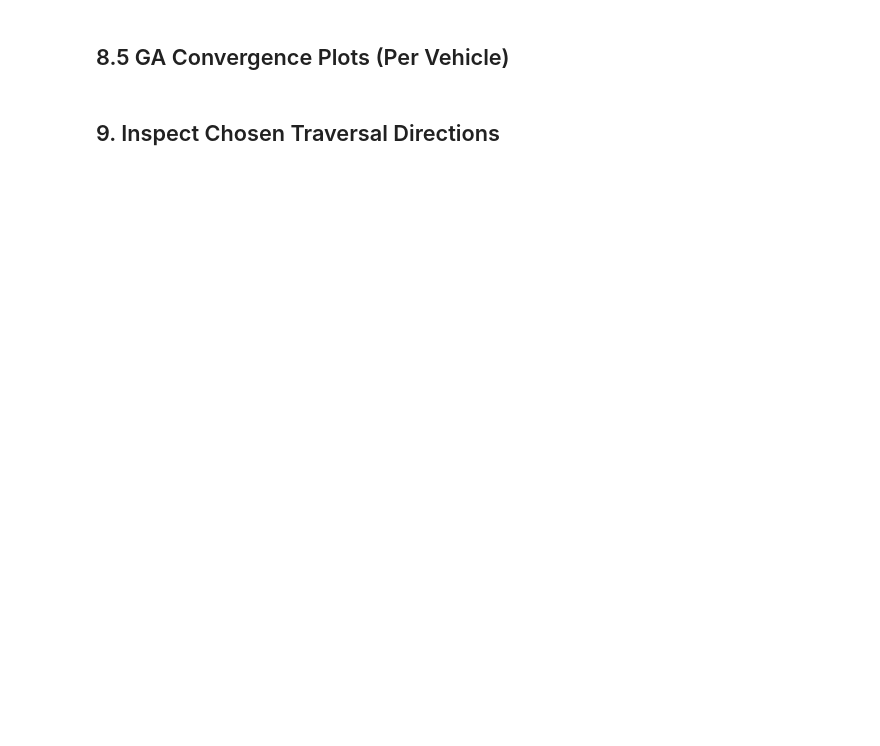
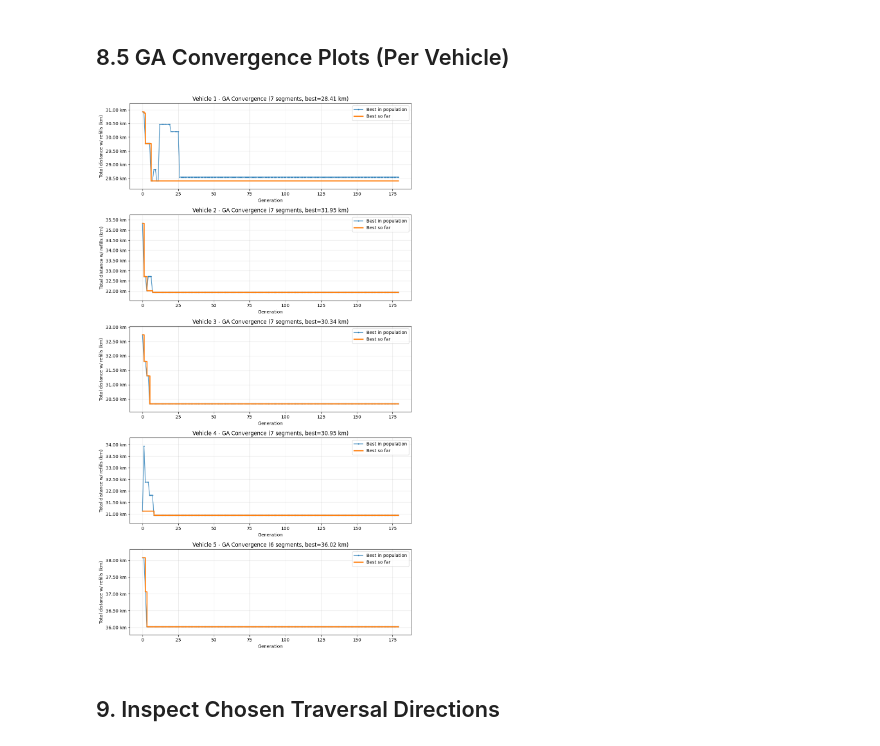
Before and after one commit to gustigratia/East-Surabaya-Plant-Watering-Route-Optimization, a Jupyter notebook: TSP_Genetic-Algorithm.ipynb, the cells around one changed output. Drawn from its saved outputs; the diff is of its cells as text; code cells hidden in the pictures; blank space fills up the shorter version.

Commit message:
fix: GA Convergence Graph

```diff
--- a/TSP_Genetic-Algorithm.ipynb
+++ b/TSP_Genetic-Algorithm.ipynb
@@ -51,7 +51,7 @@ OSRM_BASE = "https://router.project-osrm.org"
 PROFILE = "driving"
 RETURN_TO_DEPOT = True
 # %%
-NUM_VEHICLES = 12
+NUM_VEHICLES = 5
 RETURN_TO_DEPOT = True
 ASSIGNMENT_STRATEGY = 'round_robin'
 WATER_CSV_PATH = "water.csv"
@@ -426,9 +491,6 @@ Dynamic programming selects the best orientation sequence for a given visit orde
 DEPOT_IDX = 0
 
 def evaluate_order(order, D, segments, return_to_depot=True, water_source_idx=None):
-    '''Evaluate total distance for a segment visit order with DP for orientations.
-    water_source_idx: if provided, depot -> water source -> first segment entry.
-    '''
     if len(order) == 0: return 0.0, [], []
     first = segments[order[0]]
     a0, b0 = first["a_idx"], first["b_idx"]
@@ -469,7 +531,6 @@ def evaluate_order(order, D, segments, return_to_depot=True, water_source_idx=No
         oris[pos-1] = parent[pos][oris[pos]]
     return bc, oris, dp
 
-# Sanity check
 so = list(range(len(SEGMENTS)))
 sc, _, _ = evaluate_order(so, dist_matrix, SEGMENTS, RETURN_TO_DEPOT,
                           water_source_idx=WATER_SOURCE_INDICES[0] if WATER_SOURCE_INDICES else None)
@@ -794,19 +887,56 @@ print(f"  Fleet total : {tfd:>10,.0f} m ({tfd/1000:.2f} km)")
 # %% [markdown]
 ## 8.5 GA Convergence Plots (Per Vehicle)
 # %%
-active_results = [r for r in vehicle_results if r['history']]
-fig, axes = plt.subplots(nrows=max(1, len(active_results)), ncols=1,
-    figsize=(10, 3.5 * max(1, len(active_results))), squeeze=False)
-for pi, r in enumerate(active_results):
-    ax = axes[pi, 0]; h = r['history']
-    iters = range(len(h['best_so_far']))
-    ax.plot(iters, h['avg_fitness'],        label='Average fitness',    alpha=0.5, color='gray')
-    ax.plot(iters, h['best_in_population'], label='Best in population', alpha=0.7, color='blue')
-    ax.plot(iters, h['best_so_far'],        label='Best so far',        color='red', linewidth=2)
-    ax.set_title(f"Vehicle {r['vehicle_id']} - GA Convergence ({len(r['seg_ids'])} segments)")
-    ax.set_xlabel("Generation"); ax.set_ylabel("Total distance w/ refills (m)")
-    ax.legend(); ax.grid(True, alpha=0.3)
-plt.tight_layout(); plt.show()
+active_results = [r for r in vehicle_results if r.get('history')]
+
+if not active_results:
+    print("No GA history available to plot.")
+else:
+    fig, axes = plt.subplots(
+        nrows=len(active_results),
+        ncols=1,
+        figsize=(10, 3.5 * len(active_results)),
+        squeeze=False,
+    )
+
+    for pi, r in enumerate(active_results):
+        ax = axes[pi, 0]
+        h = r['history']
+
+        pop_hist  = h.get('best_in_population', [])
+        best_hist = h.get('best_so_far', [])
+        iters = list(range(len(best_hist)))
+
+        pop_km  = [v / 1000 for v in pop_hist]
+        best_km = [v / 1000 for v in best_hist]
+
+        ax.plot(iters, pop_km,  label='Best in population', alpha=0.75, linewidth=1.6, marker='o', markersize=2)
+        ax.plot(iters, best_km, label='Best so far', linewidth=2.4, drawstyle='steps-post')
+
+        finite_vals = [v for v in pop_km + best_km if np.isfinite(v)]
+        if finite_vals:
+            ymin, ymax = min(finite_vals), max(finite_vals)
+            if np.isclose(ymin, ymax):
+                pad = max(abs(ymin) * 0.02, 0.1)
+            else:
+                pad = (ymax - ymin) * 0.12
+            ax.set_ylim(ymin - pad, ymax + pad)
+
+        final_best = best_km[-1] if best_km else np.nan
+        ax.set_title(
+            f"Vehicle {r['vehicle_id']} - GA Convergence "
+            f"({len(r['seg_ids'])} segments, best={final_best:,.2f} km)"
+        )
+        ax.set_xlabel("Generation")
+        ax.set_ylabel("Total distance w/ refills (km)")
+        ax.legend()
+        ax.grid(True, alpha=0.3)
+        ax.yaxis.set_major_formatter(plt.FuncFormatter(lambda x, _: f'{x:,.2f} km'))
+
+    plt.tight_layout()
+    plt.show()
+# %% [output]
+[figure, added]
 # %% [markdown]
 ## 9. Inspect Chosen Traversal Directions
 # %%
```
Also changed, not shown: parts of 14 cells of this notebook, 17 other files.
